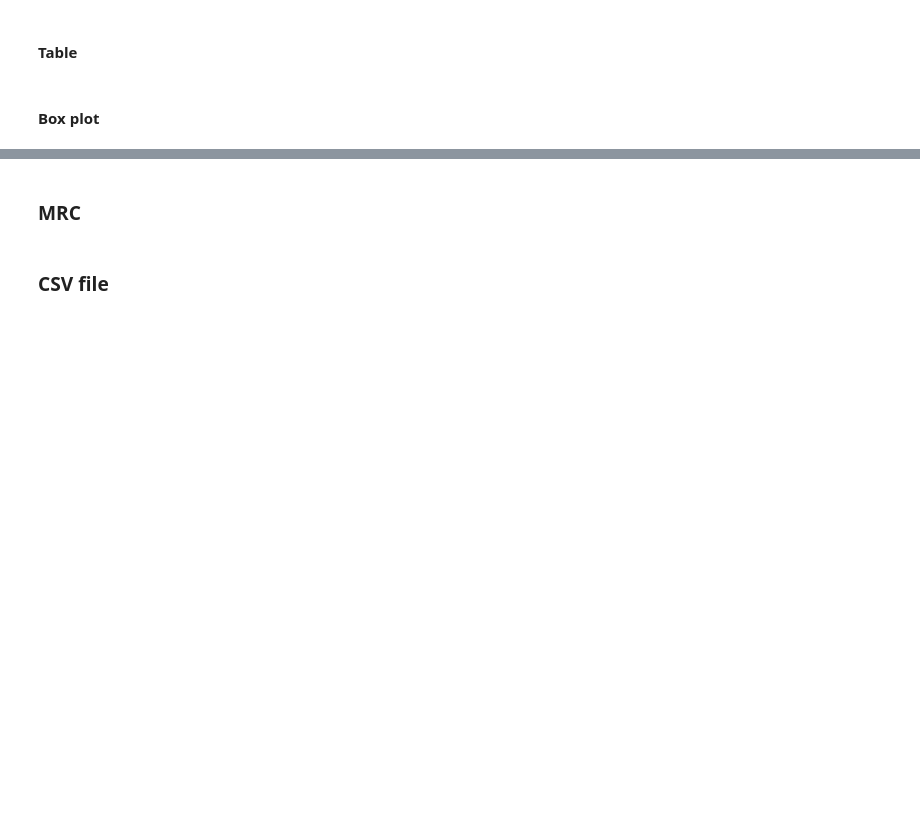
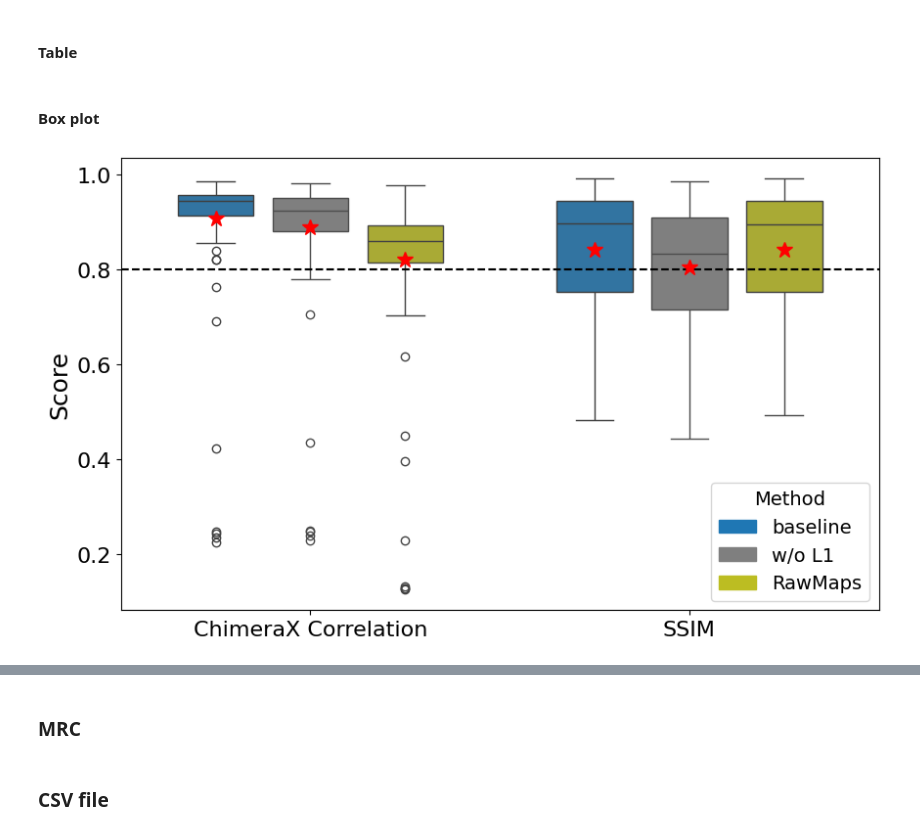
Before and after one commit to chenwei-zhang/struc2mapGAN, a Jupyter notebook: notebooks/evaluate_plot.ipynb, the cells around one changed output, grey strips where cells are left out. Saved outputs shown, nothing was run; the diff lists cells and outputs as text; code cells hidden in the pictures; blank space fills up the shorter version.

```diff
--- a/notebooks/evaluate_plot.ipynb
+++ b/notebooks/evaluate_plot.ipynb
@@ -58,7 +86,8 @@ df_csv = pd.read_csv('../paper_benchmark/inference_data.csv', dtype=str)
 pdb_list = df_csv['PDBID']
 emd_list = df_csv['EMID']
 
-mode='molmap'
+# mode='gan'
+mode = 'molmap_ogres'
 
 for i in range(len(pdb_list)):
 
@@ -72,7 +101,7 @@ for i in range(len(pdb_list)):
 
         print(f"Correlation between {mode} and experimental maps PDB-{pdb}: {correlation}, {correlation_about_mean}")
 
-        break
+        # break
 
         df_csv.loc[i, f'Correlation_{mode}'] = correlation
         df_csv.loc[i, f'Correlation_About_Mean_{mode}'] = correlation_about_mean
@@ -355,6 +405,7 @@ df_ssim_scatter = pd.DataFrame(
     {
         'GAN': df_sorted['SSIM-GAN'],
         'molmap': df_sorted['SSIM-molmap'],
+        'molmap(reported_res)': df_sorted['SSIM-molmap-ogres'],
         'index': np.arange(130)
     }
 )
@@ -362,8 +413,18 @@ df_corr_scatter = pd.DataFrame(
     {
         'GAN': df_sorted['Correlation-GAN'],
         'molmap': df_sorted['Correlation-molmap'],
+        'molmap(reported_res)': df_sorted['Correlation-molmap-ogres'],
         'index': np.arange(130)
     }
 )
-df_ssim_scatter = pd.melt(df_ssim_scatter, id_vars=['index'], value_vars=['GAN', 'molmap'], var_name='Method', value_name='SSIM')
-df_corr_scatter = pd.melt(df_corr_scatter, id_vars=['index'], value_vars=['GAN', 'molmap'], var_name='Method', value_name='Correlation')
+df_pcc_scatter = pd.DataFrame(
+    {
+        'GAN': df_sorted['PCC-GAN'],
+        'molmap': df_sorted['PCC-molmap'],
+        'molmap(reported_res)': df_sorted['PCC-molmap-ogres'],
+        'index': np.arange(130)
+    }
+)
+df_ssim_scatter = pd.melt(df_ssim_scatter, id_vars=['index'], value_vars=['GAN', 'molmap', 'molmap(reported_res)'], var_name='Method', value_name='SSIM')
+df_corr_scatter = pd.melt(df_corr_scatter, id_vars=['index'], value_vars=['GAN', 'molmap', 'molmap(reported_res)'], var_name='Method', value_name='Correlation')
+df_pcc_scatter = pd.melt(df_pcc_scatter, id_vars=['index'], value_vars=['GAN', 'molmap', 'molmap(reported_res)'], var_name='Method', value_name='PCC')
@@ -626,0 +803,78 @@ plt.show()
+# %%
+import matplotlib.pyplot as plt
+import seaborn as sns
+import pandas as pd
+import numpy as np
+import matplotlib.patches as mpatches
+
+
+# Sample data construction
+data = {
+    'baseline': {
+        'ChimeraX Correlation': df['Correlation-GAN'],
+        'SSIM': df['SSIM-GAN']
+    },
+    'w/o L1': {
+        'ChimeraX Correlation': df['Correlation-GAN-Ablation'],
+        'SSIM': df['SSIM-GAN-Ablation']
+    },
+    'RawMaps': {
+        'ChimeraX Correlation': df['Correlation-GAN-Rawmap'],
+        'SSIM': df['SSIM-GAN-Rawmap']
+    }
+}
+
+df_ab = pd.DataFrame({
+    'Method': np.repeat(['baseline', 'w/o L1', 'RawMaps'], 260),
+    'Metric': np.tile(np.repeat(['ChimeraX Correlation', 'SSIM'], 130), 3),
+    'Value': np.concatenate([data['baseline']['ChimeraX Correlation'], data['baseline']['SSIM'],
+                            data['w/o L1']['ChimeraX Correlation'], data['w/o L1']['SSIM'],
+                            data['RawMaps']['ChimeraX Correlation'], data['RawMaps']['SSIM']])
+})
+
+
+# Setup for plotting
+fig, ax = plt.subplots(figsize=(10, 6))
+colors = [sns.color_palette("tab10")[0], sns.color_palette("tab10")[7], sns.color_palette("tab10")[8]]
+meanprops = {"marker": "*", "markerfacecolor": "red", "markeredgecolor": "red", "markersize": "12"}
+
+# Manual positions
+positions = {
+    'baseline': [1, 5],
+    'w/o L1': [2, 6],
+    'RawMaps': [3, 7]
+}
+
+# Plot each method separately with correct positions for each metric
+for method, pos in positions.items():
+    sns.boxplot(
+        x='Metric',
+        y='Value',
+        data=df_ab[df_ab['Method'] == method],
+        color=colors[list(positions.keys()).index(method)],
+        width=0.8,
+        showmeans=True,
+        meanprops=meanprops,
+        ax=ax,
+        positions=pos  # Use the custom positions defined
+    )
+
+# customizing the plot
+ax.set_xlim(0, 8)
+ax.set_xticks([2, 6])
+ax.set_xticklabels(['ChimeraX Correlation', 'SSIM'])
+ax.axhline(y=0.8, color='k', linestyle='--')
+ax.set_ylabel('Score', fontsize=18)
+ax.set_xlabel('')
+ax.tick_params(labelsize=16)
+
+# Customize legend handles
+legend_handles = [mpatches.Patch(color=colors[i], label=method) for i, method in enumerate(['baseline', 'w/o L1', 'RawMaps'])]
+ax.legend(handles=legend_handles, title='Method', fontsize=14, title_fontsize=14)
+
+plt.show()
+
+# save to pdf
+fig.savefig('ablation_boxplot.pdf', bbox_inches='tight')
+# %% [output]
+[figure, added]
```
Also changed, not shown: parts of 21 cells of this notebook, 1 other file.
